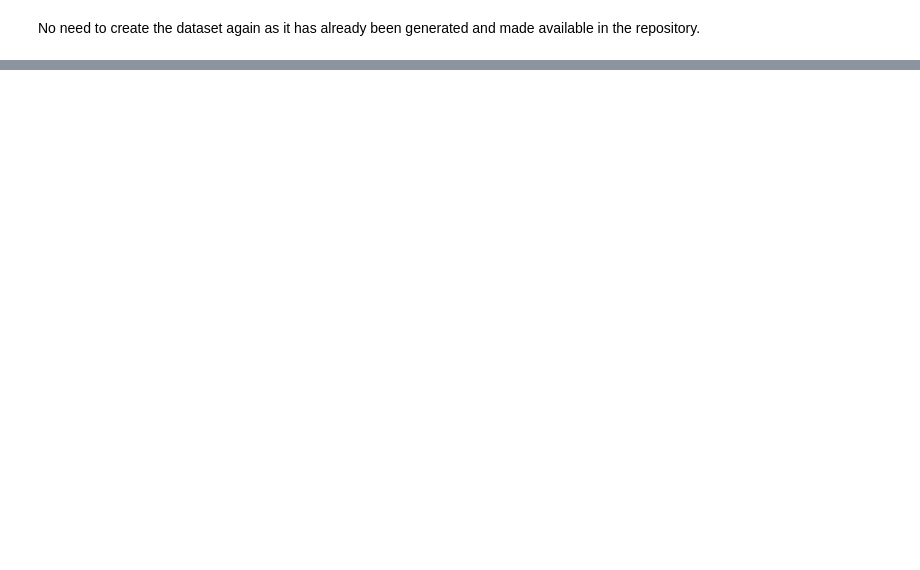
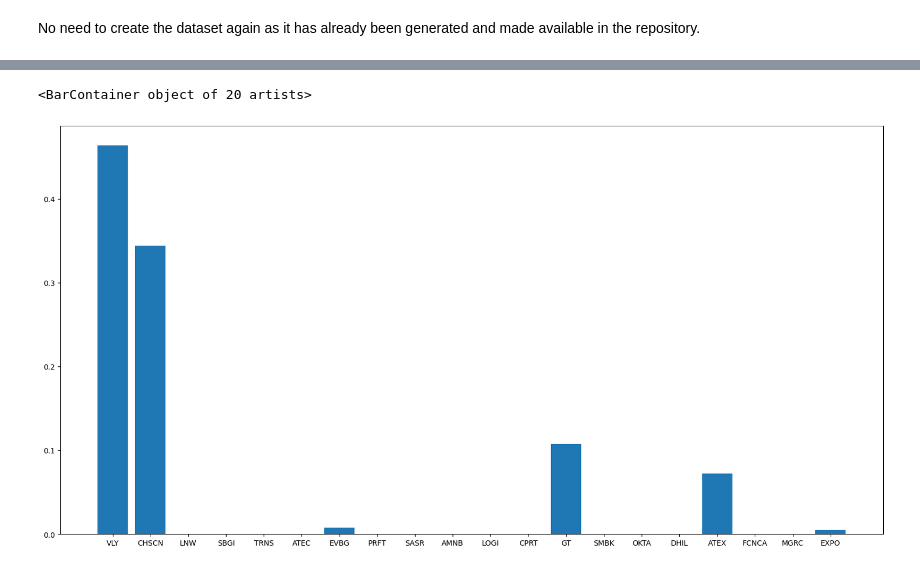
Before and after one commit to ehan03/MAD-vs-MW-Portfolio-Optimization, a Jupyter notebook: notebooks/MAD-vs-MW.ipynb, the cells around one changed output, grey strips where cells are left out. Saved outputs shown, nothing was run; the diff lists cells and outputs as text; code cells hidden in the pictures; blank space fills up the shorter version.

```diff
--- a/notebooks/MAD-vs-MW.ipynb
+++ b/notebooks/MAD-vs-MW.ipynb
@@ -31,0 +42,13 @@ df
+# %%
+past_5_years = df.loc["2018-01-01":"2023-11-01"]
+past_5_years = past_5_years.dropna(axis=1)
+past_5_years = past_5_years.sample(20, axis=1)
+# %%
+mad_model = MADModel(past_5_years, 0.05, "2021-01-01")
+w = mad_model()
+
+plt.figure(figsize=(20, 10))
+plt.bar(past_5_years.columns, w)
+# %% [output]
+<BarContainer object of 20 artists>
+[figure, added]
```
Also changed, not shown: parts of 6 cells of this notebook, 7 other files.
